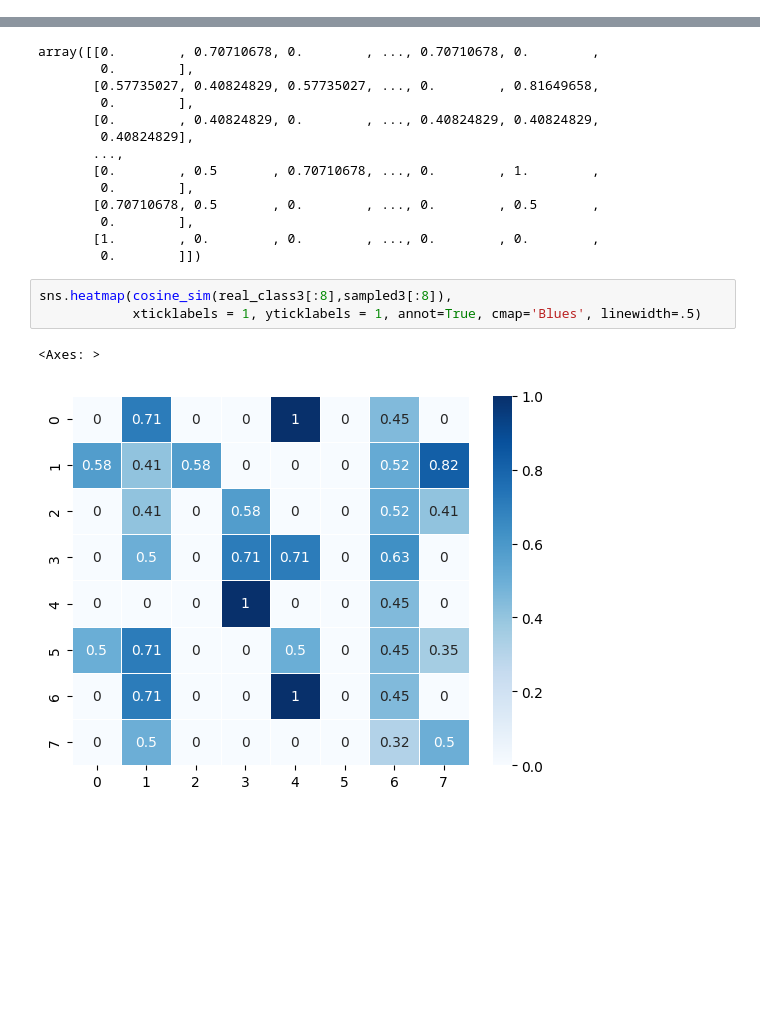
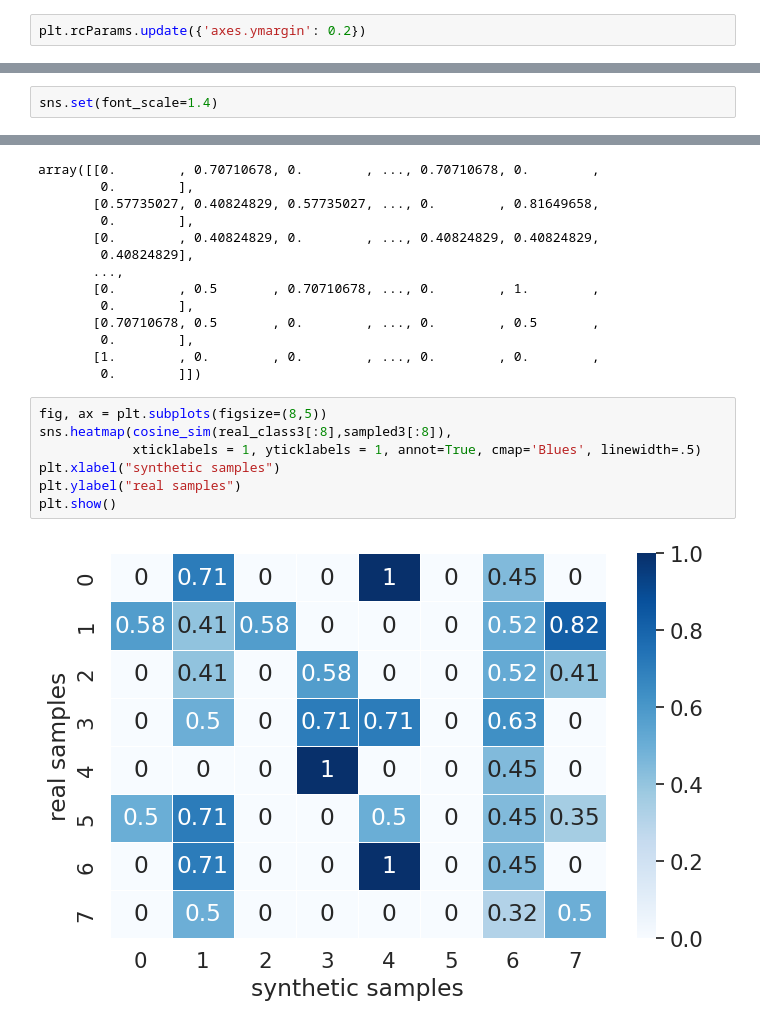
Before and after one commit to pallabee/master-thesis, a Jupyter notebook: evaluation/approach_3/dblp/realistic_features.ipynb, the cells around one changed output, grey strips where cells are left out. Drawn from its saved outputs; the diff is of its cells as text; blank space fills up the shorter version.

```diff
--- a/evaluation/approach_3/dblp/realistic_features.ipynb
+++ b/evaluation/approach_3/dblp/realistic_features.ipynb
@@ -151,6 +151,8 @@ def feature_selection(df):
         index_list.append(list(col_sum).index(i))
         imp_feat = df[index_list].reset_index(drop=True)
         return imp_feat
+# %%
+plt.rcParams.update({'axes.ymargin': 0.2})
 # %%
 def compare_plot_real_syn(df):
     df_new = df.apply(pd.value_counts).T
@@ -234,4 +236,6 @@ array([[1.        , 0.5       , 0.70710678, ..., 0.70710678, 0.        ,
         0.        ],
        [0.        , 0.        , 0.        , ..., 0.        , 0.70710678,
         0.        ]])
+# %%
+sns.set(font_scale=1.4)
 # %%
@@ -307,8 +320,11 @@ array([[0.        , 0.70710678, 0.        , ..., 0.70710678, 0.        ,
        [1.        , 0.        , 0.        , ..., 0.        , 0.        ,
         0.        ]])
 # %%
+fig, ax = plt.subplots(figsize=(8,5))
 sns.heatmap(cosine_sim(real_class3[:8],sampled3[:8]),
             xticklabels = 1, yticklabels = 1, annot=True, cmap='Blues', linewidth=.5)
+plt.xlabel("synthetic samples")
+plt.ylabel("real samples")
+plt.show()
 # %% [output]
-<Axes: >
-[figure, old version]
+[figure, new version]
```
Also changed, not shown: parts of 8 cells of this notebook.
